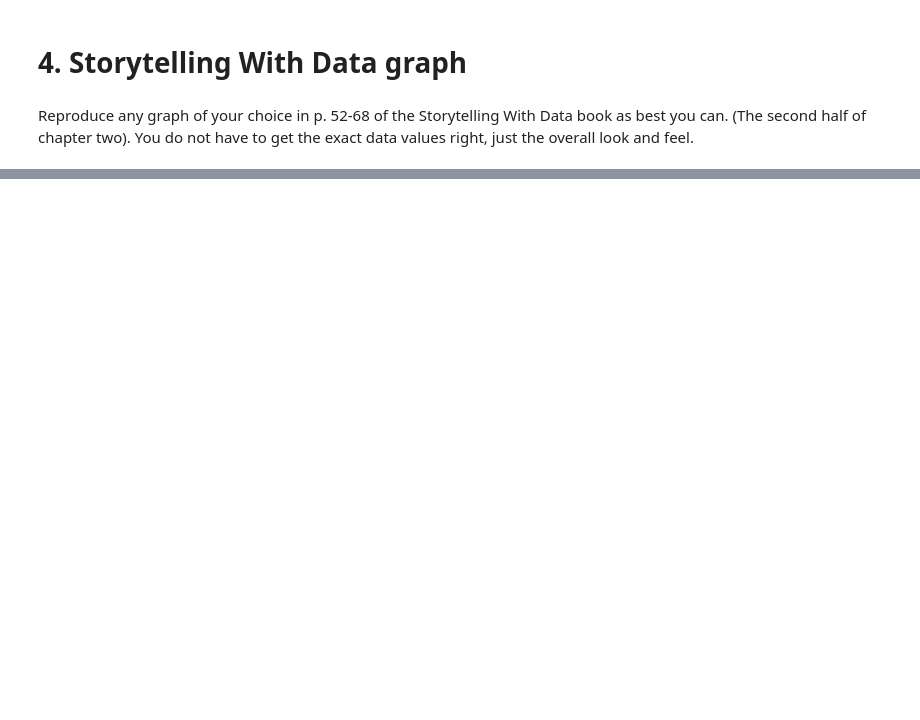
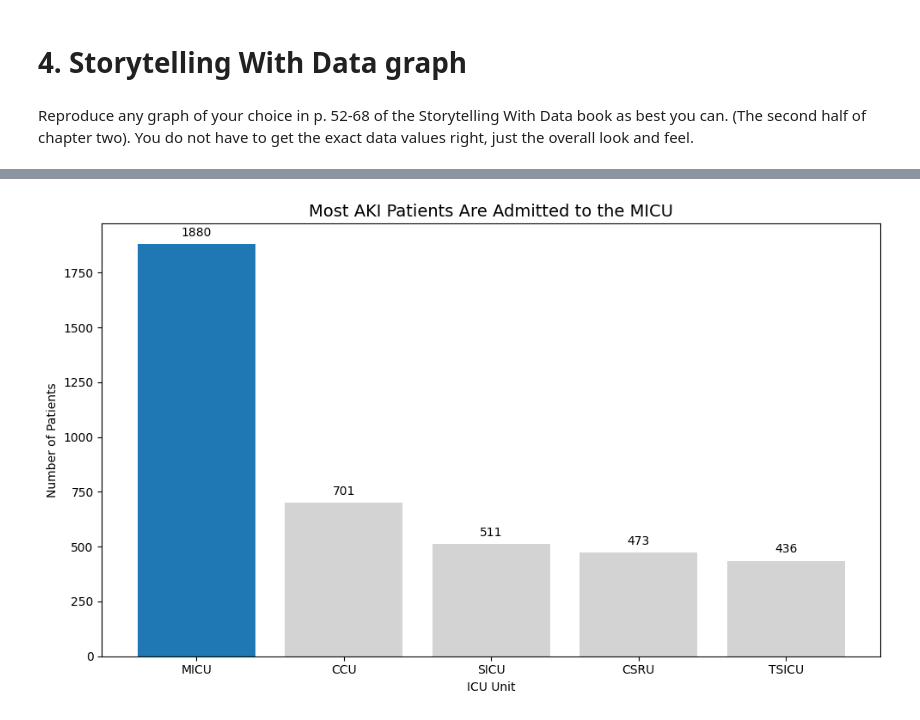
Before and after one commit to jhardis2/AI_Week4, a Jupyter notebook: OMDS-ModB2-Week4-Hardison-James.ipynb, the cells around one changed output, grey strips where cells are left out. Cells and saved outputs as stored; diff of their text form; code cells hidden in the pictures; blank space fills up the shorter version.

```diff
--- a/OMDS-ModB2-Week4-Hardison-James.ipynb
+++ b/OMDS-ModB2-Week4-Hardison-James.ipynb
@@ -320,0 +269,31 @@ The dot plot helps emphasize that patients with diabetes tend to have **higher a
+# %%
+# Re-import libraries and reload the dataset after environment reset
+import pandas as pd
+import matplotlib.pyplot as plt
+
+# Reload the AKI dataset
+aki_df = pd.read_csv("acute_kidney_injury.csv")
+
+# Count the number of patients per ICU unit
+unit_counts = aki_df['unit'].value_counts().sort_values(ascending=False)
+
+# Define colors: highlight MICU, mute others
+colors = ['#1f77b4' if unit == 'MICU' else '#d3d3d3' for unit in unit_counts.index]
+
+# Create bar plot
+plt.figure(figsize=(10, 6))
+bars = plt.bar(unit_counts.index, unit_counts.values, color=colors)
+
+# Add data labels
+for bar in bars:
+    yval = bar.get_height()
+    plt.text(bar.get_x() + bar.get_width()/2, yval + 25, int(yval), ha='center', va='bottom')
+
+# Titles and labels
+plt.title("Most AKI Patients Are Admitted to the MICU", fontsize=14)
+plt.xlabel("ICU Unit")
+plt.ylabel("Number of Patients")
+plt.tight_layout()
+plt.show()
+# %% [output]
+[figure, added]
```
Also changed, not shown: parts of 4 cells of this notebook.
